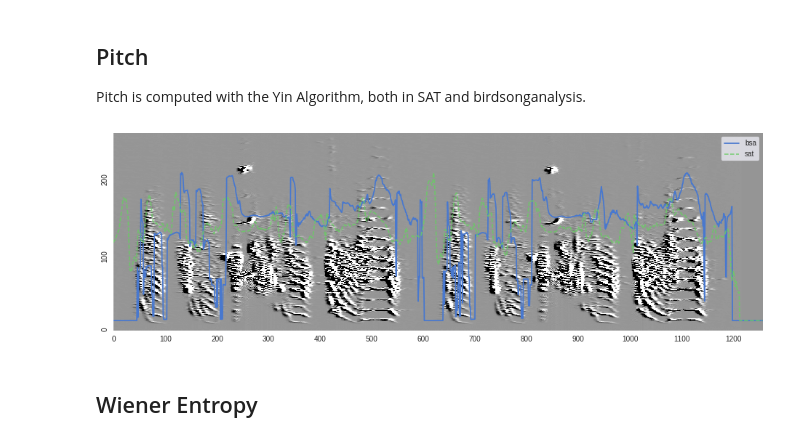
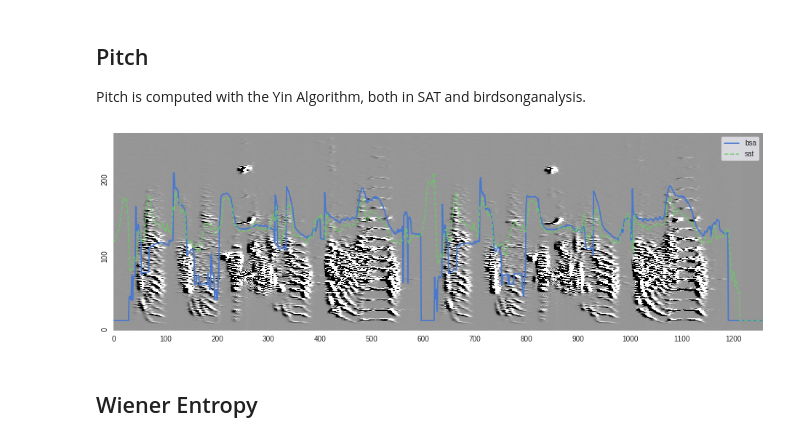
Before and after one commit to PaulEcoffet/birdsonganalysis, a Jupyter notebook: notebooks/Bird Song Analysis Notebook.ipynb, the cells around one changed output. Drawn from its saved outputs; the diff is of its cells as text; code cells hidden in the pictures.

```diff
--- a/notebooks/Bird Song Analysis Notebook.ipynb
+++ b/notebooks/Bird Song Analysis Notebook.ipynb
@@ -81,14 +83,14 @@ Pitch is computed with the Yin Algorithm, both in SAT and birdsonganalysis.
 # %%
 fig = plt.figure(figsize=(16, 5))
 ax = fig.gca()
 ax = bsa.spectral_derivs_plot(spec_der, 0.01, ax)
-pitches = bsa.song_pitch(sig, sr, threshold=0.7)
+pitches = bsa.song_pitch(sig, sr, threshold=0.9)
 ax = bsa.plot_over_spec(pitches, ax, label='bsa')
 ax = bsa.plot_over_spec(sat.pitch, ax,  label='sat', alpha=0.8, ls='--')
 ax.legend(frameon=True)
 plt.show(fig)
 # %% [output]
-[figure, old version]
+[figure, new version]
 # %% [markdown]
 ## Wiener Entropy
 # %%
```
Also changed, not shown: parts of 4 cells of this notebook, 2 other files.
